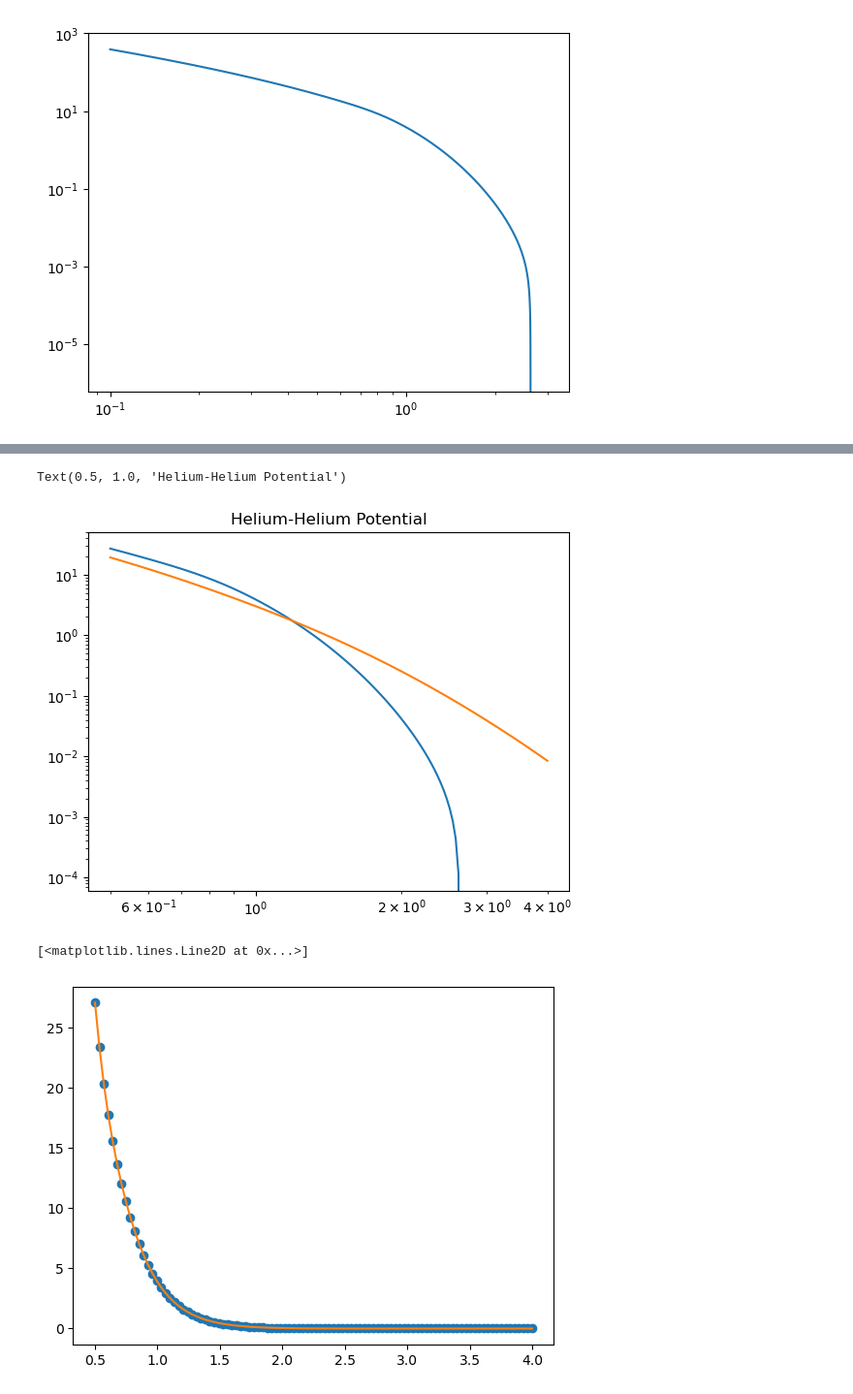
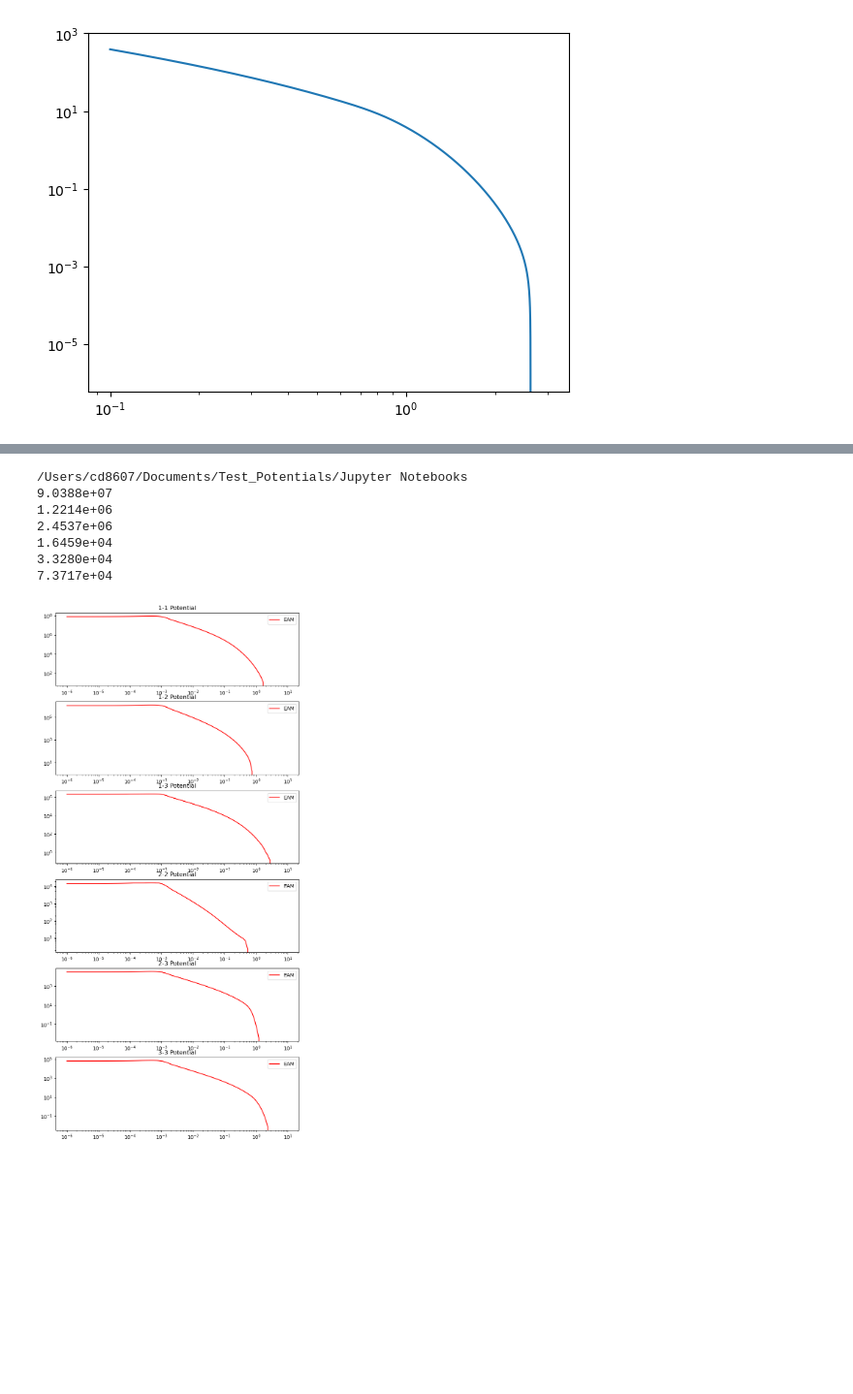
Before and after one commit to Samanyu-T/Test_Potential, a Jupyter notebook: Jupyter Notebooks/Plotting_Potentials.ipynb, the cells around one changed output, grey strips where cells are left out. Shown at 97% size. Cells and saved outputs as stored; diff of their text form; code cells hidden in the pictures; blank space fills up the shorter version.

```diff
--- a/Jupyter Notebooks/Plotting_Potentials.ipynb
+++ b/Jupyter Notebooks/Plotting_Potentials.ipynb
@@ -270,25 +182,30 @@ plt.plot(distance, np.loadtxt('%sData/EAM_23.txt' % folder))
-# %%
-distance = np.loadtxt('%sData/Distance_33.txt' % folder)
-w_he = np.loadtxt('%sData/Overlay_33.txt' % folder)
-
-plt.loglog(distance, w_he)
-
-raw = np.zeros(distance.shape)
-
-for idx,_r in enumerate(distance):
-    raw[idx] = spline_He_He(_r)
-
-#plt.loglog(distance, raw)
-plt.loglog(distance, ZBL(distance, 2, 2))
-plt.title('Helium-Helium Potential')
-# %% [output]
-Text(0.5, 1.0, 'Helium-Helium Potential')
-[figure, removed]
-# %%
-distance = np.loadtxt('%sData/Distance_33.txt' % folder)
-w_w = np.loadtxt('%sData/Overlay_33.txt' % folder)
-plt.plot(distance, w_w, 'o')
-plt.plot(distance, np.loadtxt('%sData/EAM_33.txt' % folder))
-# %% [output]
-[<matplotlib.lines.Line2D at 0x...>]
-[figure, removed]
+# %%
+k = 0
+print(os.getcwd())
+plt.rcParams['figure.figsize'] = [7.5,15]
+
+fig, ax = plt.subplots(6,1)
+fig.tight_layout()
+error = 0
+
+for [i,j] in combinations_with_replacement([1, 2, 3],2):
+    x = np.loadtxt('%sData/Distance.txt' % folder)
+
+    eam = np.loadtxt('%sData/EAM_%d%d.txt' %(folder, i,j))
+    overlay = np.loadtxt('%sData/Overlay_%d%d.txt' % (folder, i, j))
+
+    ax[k].loglog(x,eam, color=  'r', label = 'EAM')
+    #ax[k].loglog(x, overlay, linewidth = 2, label = 'Overlay')
+    ax[k].legend()
+    ax[k].title.set_text('%d-%d Potential' % (i,j))
+    k += 1
+    print('%8.4e' % eam.max())
+# %% [output]
+/Users/cd8607/Documents/Test_Potentials/Jupyter Notebooks
+9.0388e+07
+1.2214e+06
+2.4537e+06
+1.6459e+04
+3.3280e+04
+7.3717e+04
+[figure, added]
```
Also changed, not shown: parts of 11 cells of this notebook, 44 other files.
